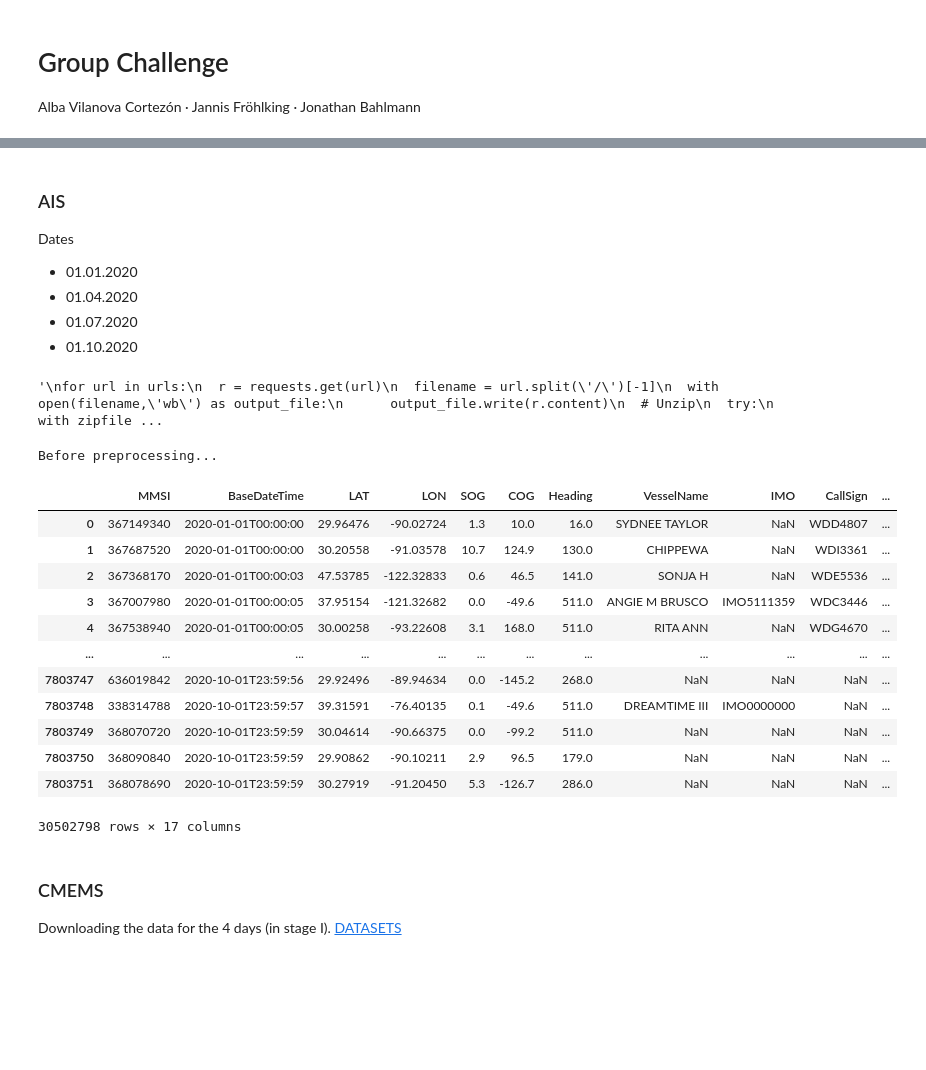
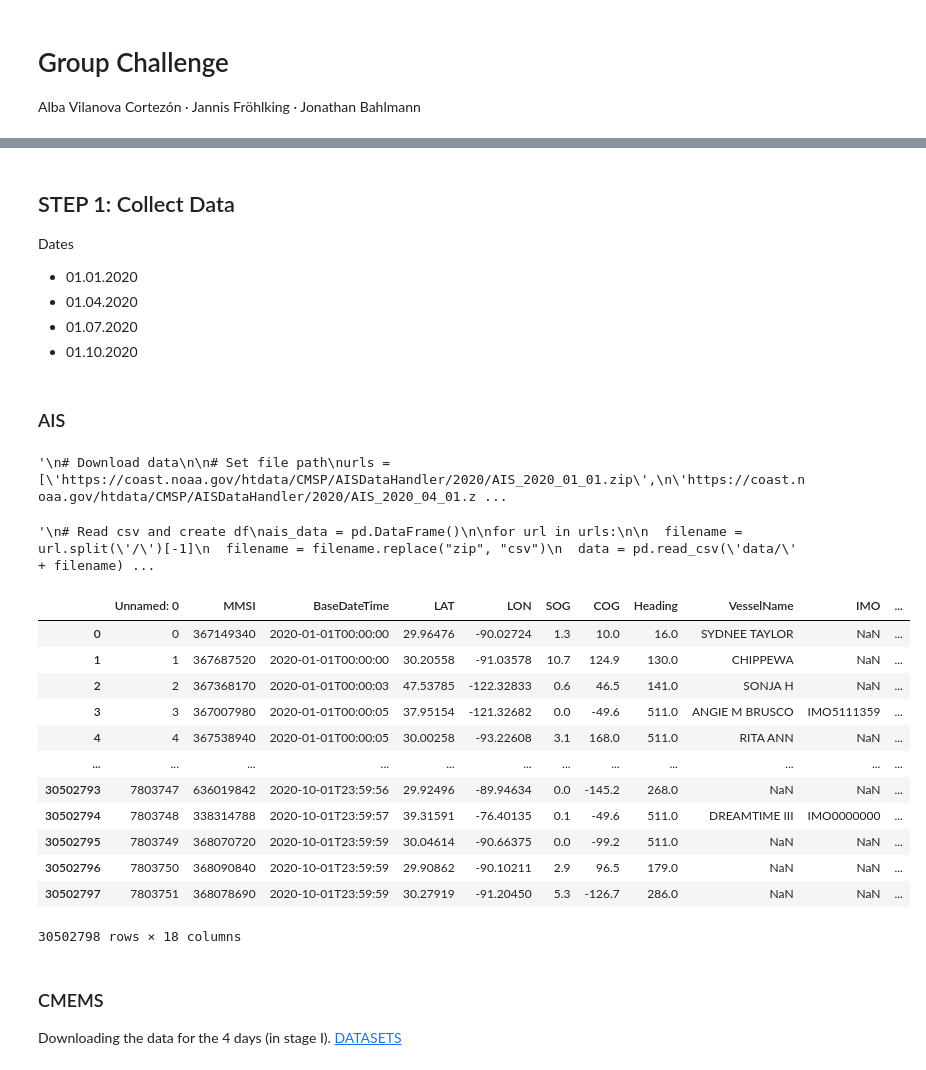
Before and after one commit to jonathom/cop_marine, a Jupyter notebook: Group_Challenge.ipynb, the cells around one changed output, grey strips where cells are left out. Saved outputs shown, nothing was run; the diff lists cells and outputs as text; code cells hidden in the pictures; blank space fills up the shorter version.

Commit message:
Add merge & preprocessing (part I)

```diff
--- a/Group_Challenge.ipynb
+++ b/Group_Challenge.ipynb
@@ -6,5 +16,6 @@ Alba Vilanova Cortezón · Jannis Fröhlking · Jonathan Bahlmann
 # %% [markdown]
-### AIS
+## STEP 1: Collect Data
+
 Dates
 
 * 01.01.2020
@@ -23,8 +25,8 @@ bbox = ((10, 54),(30, 65))
+# %% [markdown]
+### AIS
 # %%
-# Download
-import requests
-import zipfile
-import os
+"""
+# Download data
 
 # Set file path
 urls = ['https://coast.noaa.gov/htdata/CMSP/AISDataHandler/2020/AIS_2020_01_01.zip',
@@ -32,50 +34,66 @@ urls = ['https://coast.noaa.gov/htdata/CMSP/AISDataHandler/2020/AIS_2020_01_01.z
 'https://coast.noaa.gov/htdata/CMSP/AISDataHandler/2020/AIS_2020_07_01.zip',
 'https://coast.noaa.gov/htdata/CMSP/AISDataHandler/2020/AIS_2020_10_01.zip']
 
-"""
+# Unzip data
 for url in urls:
+
   r = requests.get(url)
   filename = url.split('/')[-1]
   with open(filename,'wb') as output_file:
       output_file.write(r.content)
-  # Unzip
+  print(filename)
+
   try:
       with zipfile.ZipFile(filename) as z:
           z.extractall()
-          print("Extracted all")
+          print("Extracted file")
           os.remove(filename)
   except:
       print("Invalid file")
+
 print("Download completed!")
 """
 # %% [output]
-'\nfor url in urls:\n  r = requests.get(url)\n  filename = url.split(\'/\')[-1]\n  with open(filename,\'wb\') as output_file:\n      output_file.write(r.content)\n  # Unzip\n  try:\n      with zipfile ...
+'\n# Download data\n\n# Set file path\nurls = [\'https://coast.noaa.gov/htdata/CMSP/AISDataHandler/2020/AIS_2020_01_01.zip\',\n\'https://coast.noaa.gov/htdata/CMSP/AISDataHandler/2020/AIS_2020_04_01.z ...
 # %%
-# Read csv
-import pandas as pd
+"""
+# Read csv and create df
 ais_data = pd.DataFrame()
+
 for url in urls:
+
   filename = url.split('/')[-1]
-  filename = filename.replace("zip","csv")
+  filename = filename.replace("zip", "csv")
   data = pd.read_csv('data/' + filename)
   ais_data = ais_data.append(data)
+
 print("Before preprocessing...")
 ais_data
+"""
 # %% [output]
-Before preprocessing...
+'\n# Read csv and create df\nais_data = pd.DataFrame()\n\nfor url in urls:\n\n  filename = url.split(\'/\')[-1]\n  filename = filename.replace("zip", "csv")\n  data = pd.read_csv(\'data/\' + filename) ...
-|  | MMSI | BaseDateTime | LAT | LON | SOG | COG | Heading | VesselName | IMO | CallSign | ... |
-| 0 | 367149340 | 2020-01-01T00:00:00 | 29.96476 | -90.02724 | 1.3 | 10.0 | 16.0 | SYDNEE TAYLOR | NaN | WDD4807 | ... |
-| 1 | 367687520 | 2020-01-01T00:00:00 | 30.20558 | -91.03578 | 10.7 | 124.9 | 130.0 | CHIPPEWA | NaN | WDI3361 | ... |
-| 2 | 367368170 | 2020-01-01T00:00:03 | 47.53785 | -122.32833 | 0.6 | 46.5 | 141.0 | SONJA H | NaN | WDE5536 | ... |
-| 3 | 367007980 | 2020-01-01T00:00:05 | 37.95154 | -121.32682 | 0.0 | -49.6 | 511.0 | ANGIE M BRUSCO | IMO5111359 | WDC3446 | ... |
-| 4 | 367538940 | 2020-01-01T00:00:05 | 30.00258 | -93.22608 | 3.1 | 168.0 | 511.0 | RITA ANN | NaN | WDG4670 | ... |
-| ... | ... | ... | ... | ... | ... | ... | ... | ... | ... | ... | ... |
-| 7803747 | 636019842 | 2020-10-01T23:59:56 | 29.92496 | -89.94634 | 0.0 | -145.2 | 268.0 | NaN | NaN | NaN | ... |
-| 7803748 | 338314788 | 2020-10-01T23:59:57 | 39.31591 | -76.40135 | 0.1 | -49.6 | 511.0 | DREAMTIME III | IMO0000000 | NaN | ... |
-| 7803749 | 368070720 | 2020-10-01T23:59:59 | 30.04614 | -90.66375 | 0.0 | -99.2 | 511.0 | NaN | NaN | NaN | ... |
-| 7803750 | 368090840 | 2020-10-01T23:59:59 | 29.90862 | -90.10211 | 2.9 | 96.5 | 179.0 | NaN | NaN | NaN | ... |
-| 7803751 | 368078690 | 2020-10-01T23:59:59 | 30.27919 | -91.20450 | 5.3 | -126.7 | 286.0 | NaN | NaN | NaN | ... |
-30502798 rows × 17 columns
+# %%
+# Create backup of AIS data
+
+"""
+ais_data.to_csv('data/ais_data_all.csv')
+"""
+backup_ais_data = pd.read_csv('data/ais_data_all.csv')
+backup_ais_data
+# %% [output]
+|  | Unnamed: 0 | MMSI | BaseDateTime | LAT | LON | SOG | COG | Heading | VesselName | IMO | ... |
+| 0 | 0 | 367149340 | 2020-01-01T00:00:00 | 29.96476 | -90.02724 | 1.3 | 10.0 | 16.0 | SYDNEE TAYLOR | NaN | ... |
+| 1 | 1 | 367687520 | 2020-01-01T00:00:00 | 30.20558 | -91.03578 | 10.7 | 124.9 | 130.0 | CHIPPEWA | NaN | ... |
+| 2 | 2 | 367368170 | 2020-01-01T00:00:03 | 47.53785 | -122.32833 | 0.6 | 46.5 | 141.0 | SONJA H | NaN | ... |
+| 3 | 3 | 367007980 | 2020-01-01T00:00:05 | 37.95154 | -121.32682 | 0.0 | -49.6 | 511.0 | ANGIE M BRUSCO | IMO5111359 | ... |
+| 4 | 4 | 367538940 | 2020-01-01T00:00:05 | 30.00258 | -93.22608 | 3.1 | 168.0 | 511.0 | RITA ANN | NaN | ... |
+| ... | ... | ... | ... | ... | ... | ... | ... | ... | ... | ... | ... |
+| 30502793 | 7803747 | 636019842 | 2020-10-01T23:59:56 | 29.92496 | -89.94634 | 0.0 | -145.2 | 268.0 | NaN | NaN | ... |
+| 30502794 | 7803748 | 338314788 | 2020-10-01T23:59:57 | 39.31591 | -76.40135 | 0.1 | -49.6 | 511.0 | DREAMTIME III | IMO0000000 | ... |
+| 30502795 | 7803749 | 368070720 | 2020-10-01T23:59:59 | 30.04614 | -90.66375 | 0.0 | -99.2 | 511.0 | NaN | NaN | ... |
+| 30502796 | 7803750 | 368090840 | 2020-10-01T23:59:59 | 29.90862 | -90.10211 | 2.9 | 96.5 | 179.0 | NaN | NaN | ... |
+| 30502797 | 7803751 | 368078690 | 2020-10-01T23:59:59 | 30.27919 | -91.20450 | 5.3 | -126.7 | 286.0 | NaN | NaN | ... |
+30502798 rows × 18 columns
 # %% [markdown]
 ### CMEMS
 Downloading the data for the 4 days (in stage I). [DATASETS](https://resources.marine.copernicus.eu/?option=com_csw&task=results)
```
Also changed, not shown: parts of 32 cells of this notebook, 2 other files.
